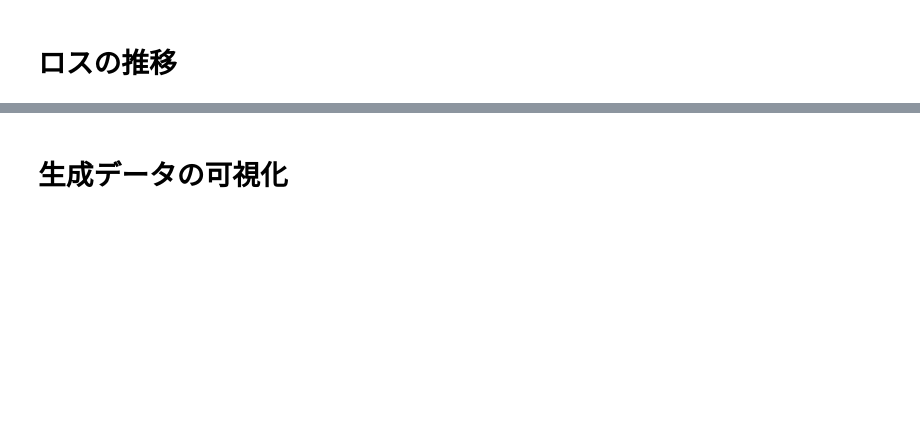
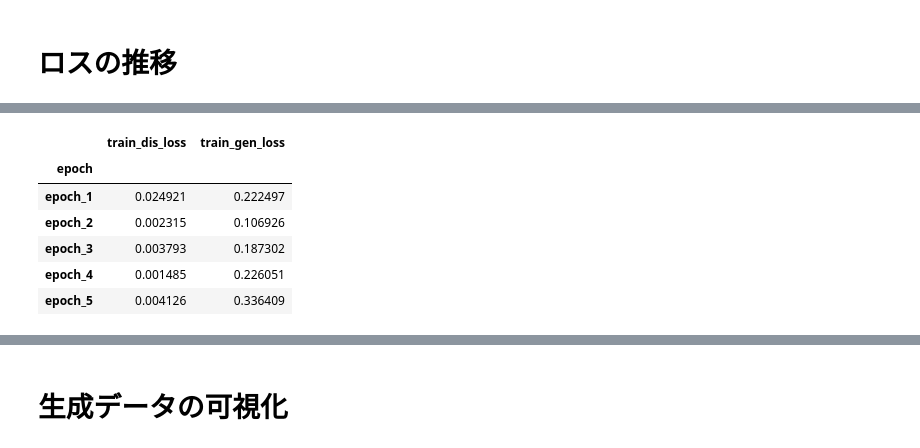
Before and after one commit to haru-256/pix2pix.pytorch, a Jupyter notebook: visualize_genData_Loss.ipynb, the cells around one changed output, grey strips where cells are left out. Saved outputs shown, nothing was run; the diff lists cells and outputs as text; code cells hidden in the pictures; blank space fills up the shorter version.

```diff
--- a/visualize_genData_Loss.ipynb
+++ b/visualize_genData_Loss.ipynb
@@ -33 +57,17 @@ log = json.load(open(log_path))
+# %%
+df_mean = df_pre.mean(level=0, axis=0)
+df_std = df_pre.std(level=0, axis=0)
+
+dis_loss_mean = np.array([mean[1]['train_dis_loss'] for mean in df_mean.iterrows()])
+gen_loss_mean = np.array([mean[1]['train_gen_loss'] for mean in df_mean.iterrows()])
+dis_loss_std = np.array([std[1]['train_dis_loss'] for std in df_std.iterrows()])
+gen_loss_std = np.array([std[1]['train_gen_loss'] for std in df_std.iterrows()])
+# %% [output]
+|  | train_dis_loss | train_gen_loss |
+| epoch |  |  |
+| epoch_1 | 0.024921 | 0.222497 |
+| epoch_2 | 0.002315 | 0.106926 |
+| epoch_3 | 0.003793 | 0.187302 |
+| epoch_4 | 0.001485 | 0.226051 |
+| epoch_5 | 0.004126 | 0.336409 |
 # %%
```
Also changed, not shown: parts of 19 cells of this notebook, 2 other files.
